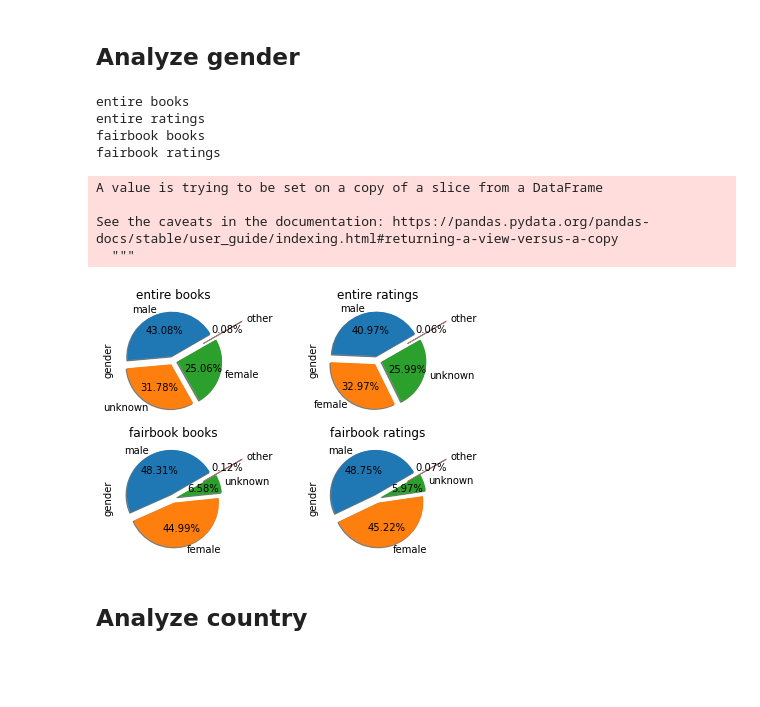
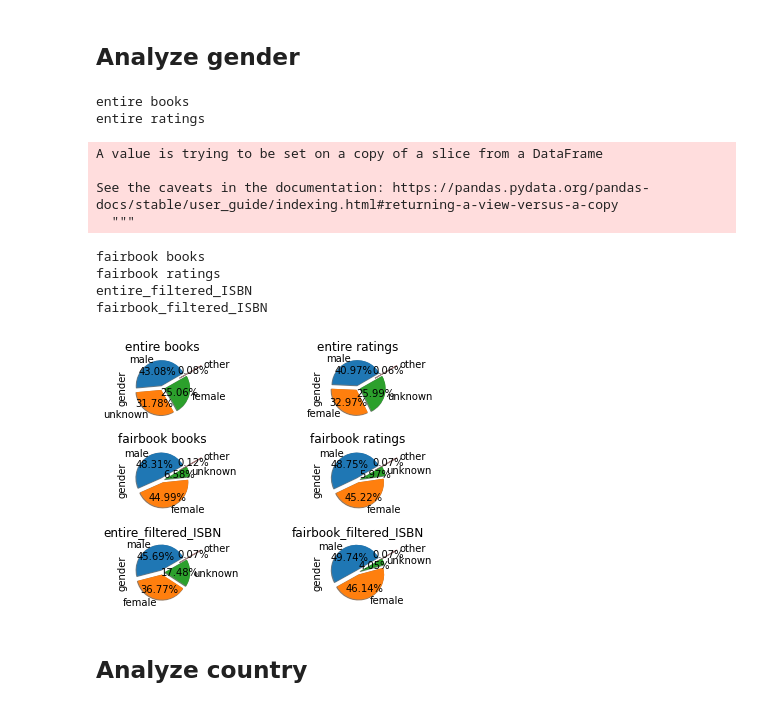
Before and after one commit to SavvinaDaniil/EnrichBookCrossing, a Jupyter notebook: All in one.ipynb, the cells around one changed output. Drawn from its saved outputs; the diff is of its cells as text; code cells hidden in the pictures; blank space fills up the shorter version.

```diff
--- a/All in one.ipynb
+++ b/All in one.ipynb
@@ -1338,10 +1366,13 @@ entire_books = pd.read_csv(location_to_save+"items_books_with_readable_propertie
 entire_ratings = pd.read_csv(large_location_to_save+"entire_ratings_with_readable_properties.csv", low_memory=False, index_col=0).fillna("")
 fairbook_books = pd.read_csv(location_to_save+"fairbook_books_with_readable_properties.csv", low_memory=False, index_col=0).fillna("")
 fairbook_ratings = pd.read_csv(location_to_save+"fairbook_ratings_with_readable_properties.csv", low_memory=False, index_col=0).fillna("")
+# %%
+entire_ratings_filtered_ISBN = pd.read_csv(large_location_to_save+"entire_ratings_with_readable_properties_filtered_ISBNs.csv", low_memory=False, index_col=0).fillna("")
+fairbook_ratings_filtered_ISBN = pd.read_csv(location_to_save+"fairbook_ratings_with_readable_properties_filtered_ISBNs.csv", low_memory=False, index_col=0).fillna("")
 # %%
-dfs = [entire_books, entire_ratings, fairbook_books, fairbook_ratings]
+dfs = [entire_books, entire_ratings, fairbook_books, fairbook_ratings, entire_ratings_filtered_ISBN, fairbook_ratings_filtered_ISBN]
 # %%
-dfs_names = ['entire books', 'entire ratings', 'fairbook books', 'fairbook ratings']
+dfs_names = ['entire books', 'entire ratings', 'fairbook books', 'fairbook ratings', "entire_filtered_ISBN", "fairbook_filtered_ISBN"]
 # %% [markdown]
 ## Analyze gender
 # %%
@@ -1354,32 +1385,34 @@ for df in dfs:
 # %% [output]
 entire books
 entire ratings
-fairbook books
-fairbook ratings
 A value is trying to be set on a copy of a slice from a DataFrame
 
 See the caveats in the documentation: https://pandas.pydata.org/pandas-docs/stable/user_guide/indexing.html#returning-a-view-versus-a-copy
   """
+fairbook books
+fairbook ratings
+entire_filtered_ISBN
+fairbook_filtered_ISBN
 # %%
 colors={'male':'#1f77b4',
         'other':'#d62728',
        "female":"#ff7f0e",
        "unknown":"#2ca02c"}
 # %%
-fig, axes = plt.subplots(nrows=2, ncols=2)
+fig, axes = plt.subplots(nrows=3, ncols=2)
 for i in range(len(dfs)):
     j1 = np.divide(i,2)
     j2 = np.mod(i,2)
     dfs[i].gender.value_counts().plot(kind="pie",autopct='%.2f%%',explode=(0.1, 0.1, 0.1,0.8), shadow=True
                                       , startangle=30, ax=axes[int(j1),int(j2)],
                                      colors=[colors[v] for v in df['gender'].value_counts().keys()])
     axes[int(j1),int(j2)].tick_params(labelrotation=0)
     axes[int(j1),int(j2)].title.set_text(dfs_names[i])
 fig.tight_layout()
 #fig.suptitle("Gender Distribution")
 #fig.show()
 # %% [output]
-[figure, old version]
+[figure, new version]
 # %%
 def check_most_common(column):
     most_common_5=[]
```
Also changed, not shown: parts of 17 cells of this notebook, 2 other files.
